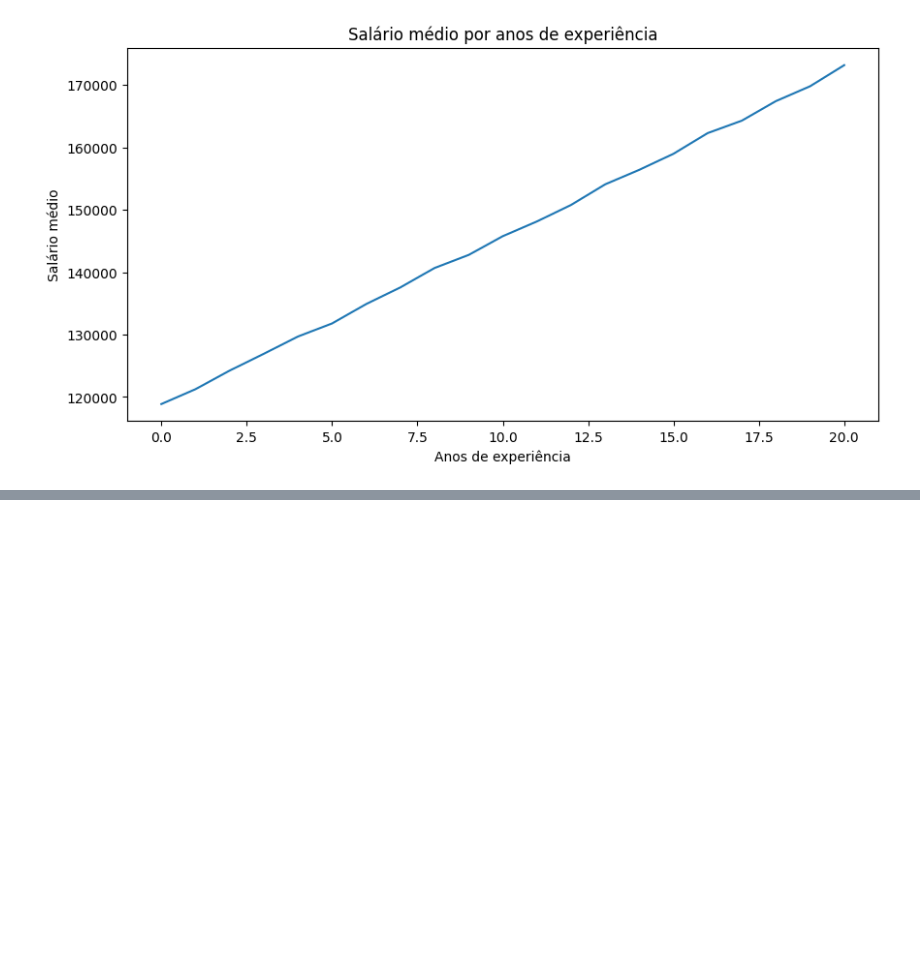
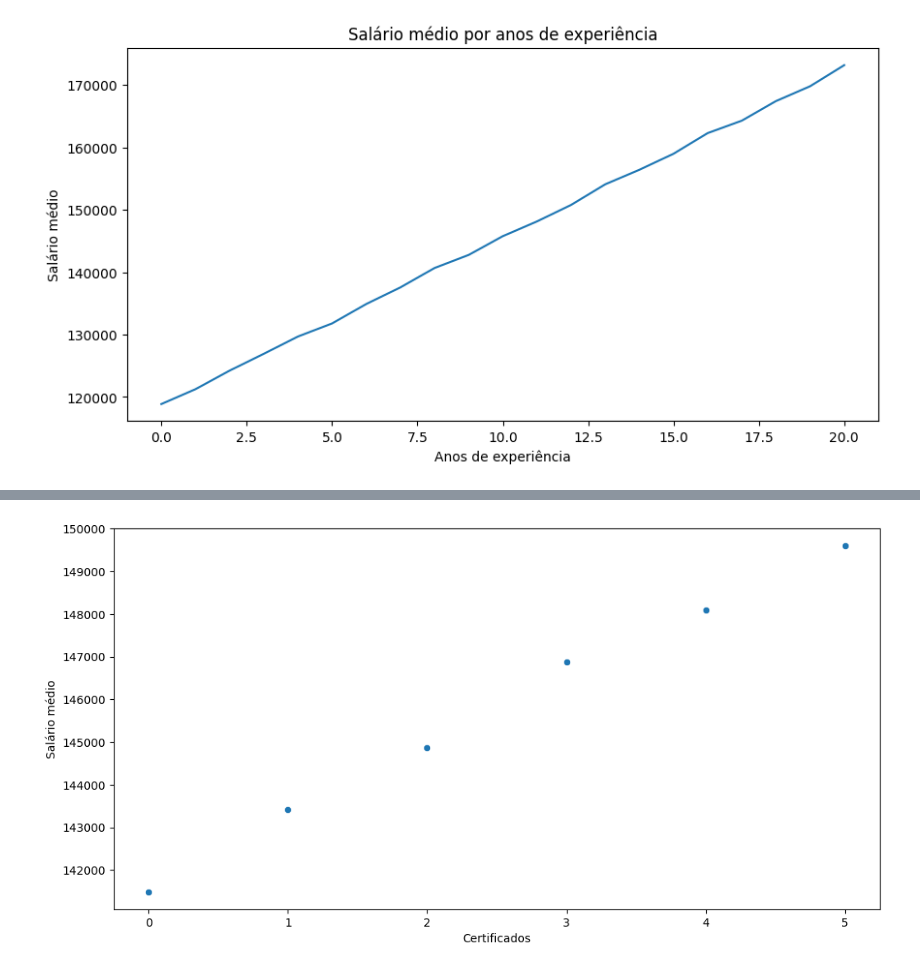
Before and after one commit to decknho/Data-Science, a Jupyter notebook: Semantix.ipynb, the cells around one changed output, grey strips where cells are left out. Saved outputs shown, nothing was run; the diff lists cells and outputs as text; code cells hidden in the pictures; blank space fills up the shorter version.

```diff
--- a/Semantix.ipynb
+++ b/Semantix.ipynb
@@ -267,0 +299,10 @@ sns.barplot(x=salary_by_job_title.values, y=salary_by_job_title.index)
+# %%
+salario_certificados = df.groupby("certifications")["salary"].mean().sort_values(ascending=False).head(10)
+
+plt.figure(figsize=(12,6))
+sns.scatterplot(x=salario_certificados.index, y=salario_certificados.values)
+plt.xlabel("Certificados")
+plt.ylabel("Salário médio")
+plt.show()
+# %% [output]
+[figure, added]
```
Also changed, not shown: parts of 64 cells of this notebook.
